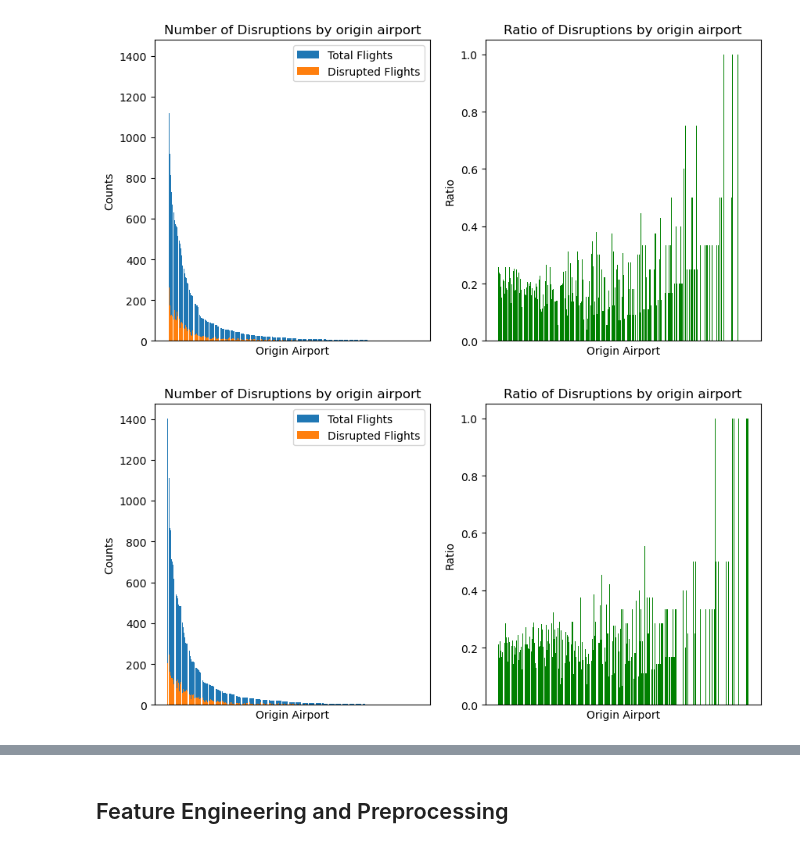
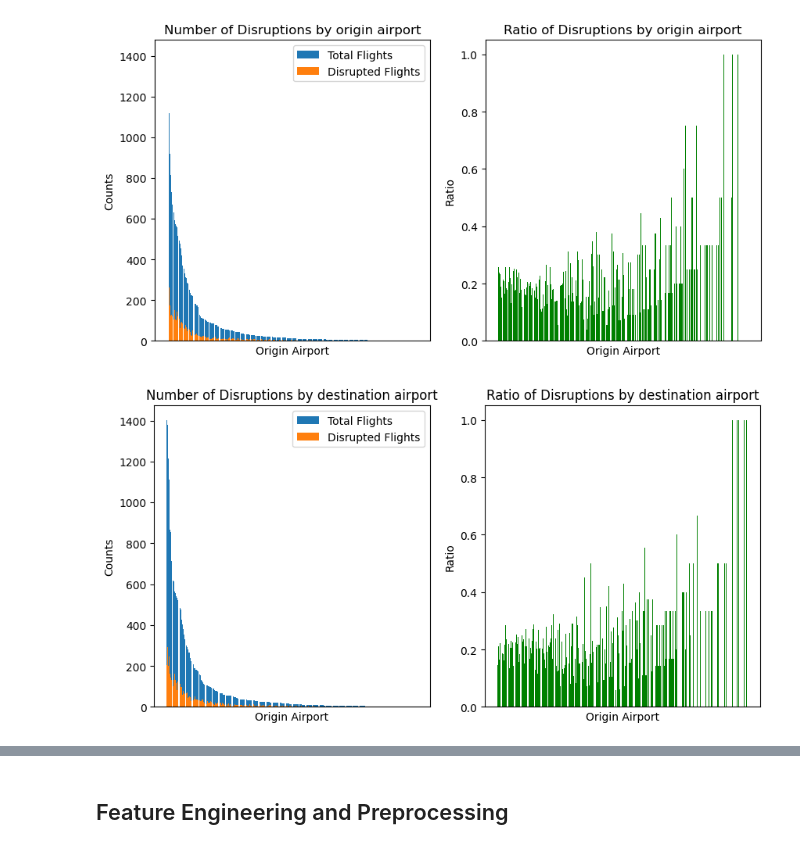
Before and after one commit to samuelleehope/ID5059_Flight_Prediction, a Jupyter notebook: ID5059Project1.ipynb, the cells around one changed output, grey strips where cells are left out. Drawn from its saved outputs; the diff is of its cells as text; code cells hidden in the pictures.

```diff
--- a/ID5059Project1.ipynb
+++ b/ID5059Project1.ipynb
@@ -209,7 +212,7 @@ We can see that we have similar numbers of flights between 10PM and midinight, a
 We will now check whether the distance of the flight has an impact on how likely the flight is to be disrupted.
 # %%
 #Split the distances into 10 groups
-flights_raw['Distance_Group'] = pd.cut(flights_raw['Distance'], bins=10,labels=[1,2,3,4,5,6,7,8,9,10])
+flights_raw['Distance_Group'] = pd.cut(flights_raw['Distance'], bins=15,labels=[1,2,3,4,5,6,7,8,9,10,11,12,13,14,15])
 distance_data = pd.merge(flights_raw['Distance_Group'].value_counts(),flights_raw.groupby('Distance_Group')['Disruption'].sum(),left_index=True, right_index=True)
 distance_data.columns = ["Flights","Disruptions"]
 
@@ -298,25 +301,25 @@ ax2.tick_params(axis='x', which='both', bottom=False, top=False, labelbottom=Fal
 # %%
 dest_data = pd.merge(flights_raw['Dest'].value_counts(),
                        flights_raw.groupby('Dest')['Disruption'].sum(),
                        left_index=True, right_index=True)
 
 dest_data.columns = ["Flights", "Disruptions"]
 dest_data['Ratio'] = dest_data['Disruptions']/dest_data['Flights']
 
 
 fig, (ax1,ax2) = plt.subplots(nrows=1,ncols=2,figsize=(10,5))
 ax1.bar(dest_data.index, dest_data['Flights'],label='Total Flights')
 ax1.bar(dest_data.index, dest_data['Disruptions'], label='Disrupted Flights')
-ax1.set_title('Number of Disruptions by origin airport')
+ax1.set_title('Number of Disruptions by destination airport')
 ax1.set_xlabel('Origin Airport')
 ax1.set_ylabel('Counts')
 ax1.legend()
 ax1.tick_params(axis='x', which='both', bottom=False, top=False, labelbottom=False)
 
 ax2.bar(dest_data.index, dest_data['Ratio'],color="green")
-ax2.set_title('Ratio of Disruptions by origin airport')
+ax2.set_title('Ratio of Disruptions by destination airport')
 ax2.set_xlabel('Origin Airport')
 ax2.set_ylabel('Ratio')
 ax2.tick_params(axis='x', which='both', bottom=False, top=False, labelbottom=False)
 # %% [output]
-[figure, old version]
+[figure, new version]
```
Also changed, not shown: parts of 11 cells of this notebook.
